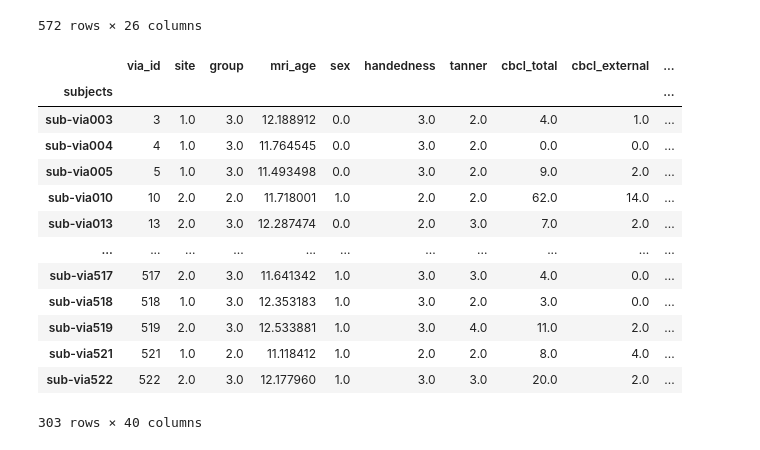
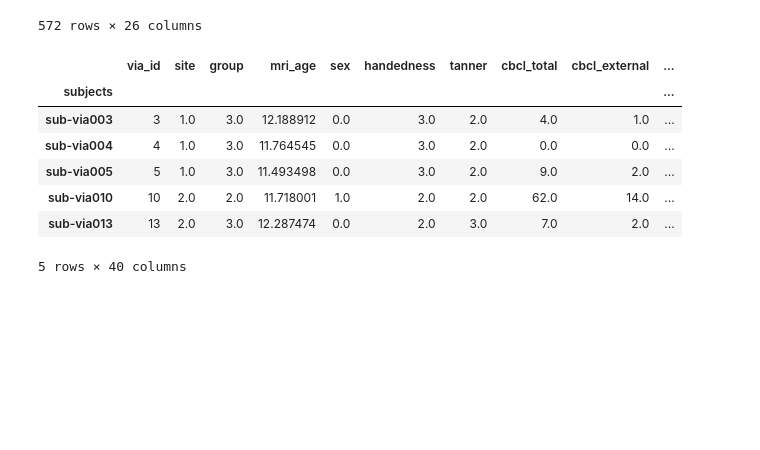
Before and after one commit to Vivikar/central-sulcus-analysis, a Jupyter notebook: shape_features/3_GeneratePlots.ipynb, the cells around one changed output. Saved outputs shown, nothing was run; the diff lists cells and outputs as text; code cells hidden in the pictures; blank space fills up the shorter version.

```diff
--- a/shape_features/3_GeneratePlots.ipynb
+++ b/shape_features/3_GeneratePlots.ipynb
@@ -113,36 +119,3 @@ subj_isomap_df
 572 rows × 26 columns
 # %%
 asmp = Path('/mrhome/vladyslavz/git/central-sulcus-analysis/shape_features/meshes/all_subj_meshes_reg')
-# %%
-via11_scQA = pd.read_excel('/mnt/projects/VIA_Vlad/nobackup/QA_centralSulcus_lkj.xlsx')[['subjects', 'sites', 'vis_QA', 'editted']]
-via11_scQA = via11_scQA[~via11_scQA.subjects.isna()]
-via11_scQA = via11_scQA.set_index('subjects')
-
-via11_demo = pd.read_excel('/mnt/projects/VIA_Vlad/nobackup/VIA11_fmriflanker_info_database_2021jan25.xlsx')
-via11_demo = via11_demo[via11_demo.mp2rage_exists == 1].drop(columns=['in_via11', 'stormdb'])
-via11_demo['subjects'] = [f'sub-via{x:03d}' for x in via11_demo.via_id]
-via11_demo = via11_demo[~via11_demo.subjects.isna()]
-via11_demo = via11_demo[via11_demo.subjects.isin(via11_scQA.index.values)]
-via11_demo = via11_demo.set_index('subjects')
-
-for subject in via11_demo.index.values:
-    # via11_demo.loc[subject, 'site'] = via11_scQA.loc[subject, 'sites']
-    via11_demo.loc[subject, 'vis_QA'] = via11_scQA.loc[subject, 'vis_QA']
-    via11_demo.loc[subject, 'editted'] = via11_scQA.loc[subject, 'editted']
-
-via11_demo
-# %% [output]
-|  | via_id | site | group | mri_age | sex | handedness | tanner | cbcl_total | cbcl_external | ... |
-| subjects |  |  |  |  |  |  |  |  |  | ... |
-| sub-via003 | 3 | 1.0 | 3.0 | 12.188912 | 0.0 | 3.0 | 2.0 | 4.0 | 1.0 | ... |
-| sub-via004 | 4 | 1.0 | 3.0 | 11.764545 | 0.0 | 3.0 | 2.0 | 0.0 | 0.0 | ... |
-| sub-via005 | 5 | 1.0 | 3.0 | 11.493498 | 0.0 | 3.0 | 2.0 | 9.0 | 2.0 | ... |
-| sub-via010 | 10 | 2.0 | 2.0 | 11.718001 | 1.0 | 2.0 | 2.0 | 62.0 | 14.0 | ... |
-| sub-via013 | 13 | 2.0 | 3.0 | 12.287474 | 0.0 | 2.0 | 3.0 | 7.0 | 2.0 | ... |
-| ... | ... | ... | ... | ... | ... | ... | ... | ... | ... | ... |
-| sub-via517 | 517 | 2.0 | 3.0 | 11.641342 | 1.0 | 3.0 | 3.0 | 4.0 | 0.0 | ... |
-| sub-via518 | 518 | 1.0 | 3.0 | 12.353183 | 1.0 | 3.0 | 2.0 | 3.0 | 0.0 | ... |
-| sub-via519 | 519 | 2.0 | 3.0 | 12.533881 | 1.0 | 3.0 | 4.0 | 11.0 | 2.0 | ... |
-| sub-via521 | 521 | 1.0 | 2.0 | 11.118412 | 1.0 | 2.0 | 2.0 | 8.0 | 4.0 | ... |
-| sub-via522 | 522 | 2.0 | 3.0 | 12.177960 | 1.0 | 3.0 | 3.0 | 20.0 | 2.0 | ... |
-303 rows × 40 columns
@@ -151,3 +122,30 @@ good_bv = via11_demo[(via11_demo.vis_QA == 1)].index.values
 # %%
 good_ismoap_df = subj_isomap_df
 good_ismoap_df.reset_index(inplace=True)
+# %%
+via11_scQA = pd.read_excel('/mnt/projects/VIA_Vlad/nobackup/QA_centralSulcus_lkj.xlsx')[['subjects', 'sites', 'vis_QA', 'editted']]
+via11_scQA = via11_scQA[~via11_scQA.subjects.isna()]
+via11_scQA = via11_scQA.set_index('subjects')
+
+via11_demo = pd.read_excel('/mnt/projects/VIA_Vlad/nobackup/VIA11_fmriflanker_info_database_2021jan25.xlsx')
+via11_demo = via11_demo[via11_demo.mp2rage_exists == 1].drop(columns=['in_via11', 'stormdb'])
+via11_demo['subjects'] = [f'sub-via{x:03d}' for x in via11_demo.via_id]
+via11_demo = via11_demo[~via11_demo.subjects.isna()]
+via11_demo = via11_demo[via11_demo.subjects.isin(via11_scQA.index.values)]
+via11_demo = via11_demo.set_index('subjects')
+
+for subject in via11_demo.index.values:
+    # via11_demo.loc[subject, 'site'] = via11_scQA.loc[subject, 'sites']
+    via11_demo.loc[subject, 'vis_QA'] = via11_scQA.loc[subject, 'vis_QA']
+    via11_demo.loc[subject, 'editted'] = via11_scQA.loc[subject, 'editted']
+
+via11_demo.head()
+# %% [output]
+|  | via_id | site | group | mri_age | sex | handedness | tanner | cbcl_total | cbcl_external | ... |
+| subjects |  |  |  |  |  |  |  |  |  | ... |
+| sub-via003 | 3 | 1.0 | 3.0 | 12.188912 | 0.0 | 3.0 | 2.0 | 4.0 | 1.0 | ... |
+| sub-via004 | 4 | 1.0 | 3.0 | 11.764545 | 0.0 | 3.0 | 2.0 | 0.0 | 0.0 | ... |
+| sub-via005 | 5 | 1.0 | 3.0 | 11.493498 | 0.0 | 3.0 | 2.0 | 9.0 | 2.0 | ... |
+| sub-via010 | 10 | 2.0 | 2.0 | 11.718001 | 1.0 | 2.0 | 2.0 | 62.0 | 14.0 | ... |
+| sub-via013 | 13 | 2.0 | 3.0 | 12.287474 | 0.0 | 2.0 | 3.0 | 7.0 | 2.0 | ... |
+5 rows × 40 columns
```
Also changed, not shown: parts of 13 cells of this notebook, 1 other file.
